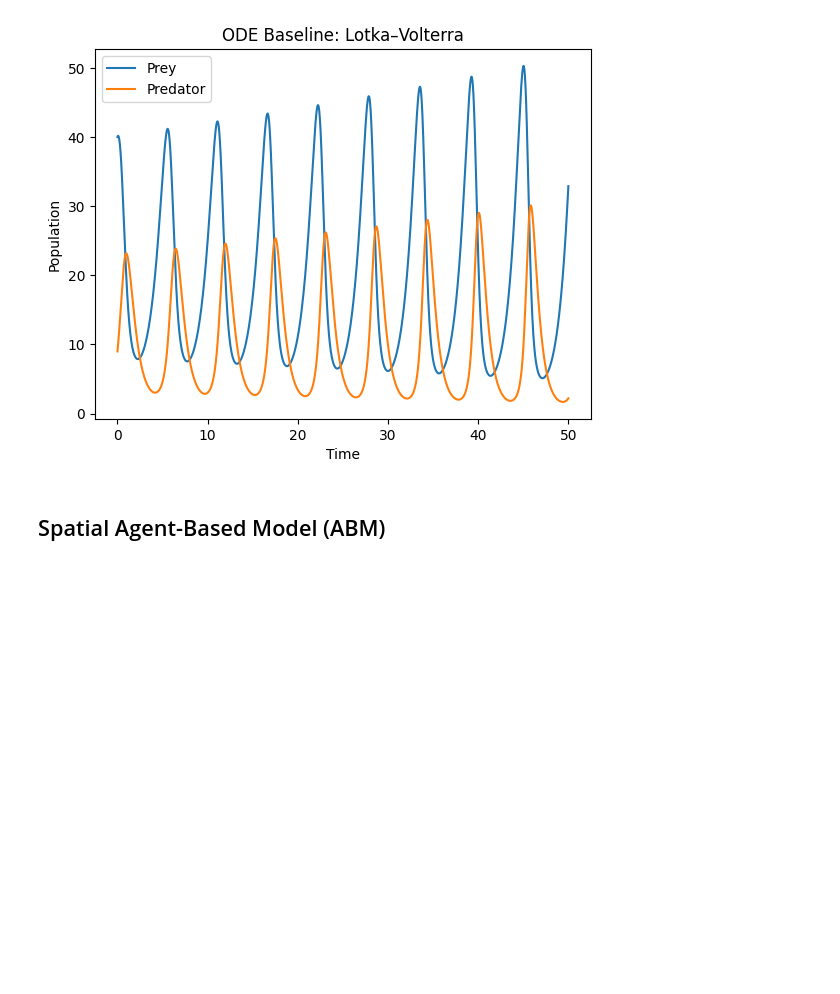
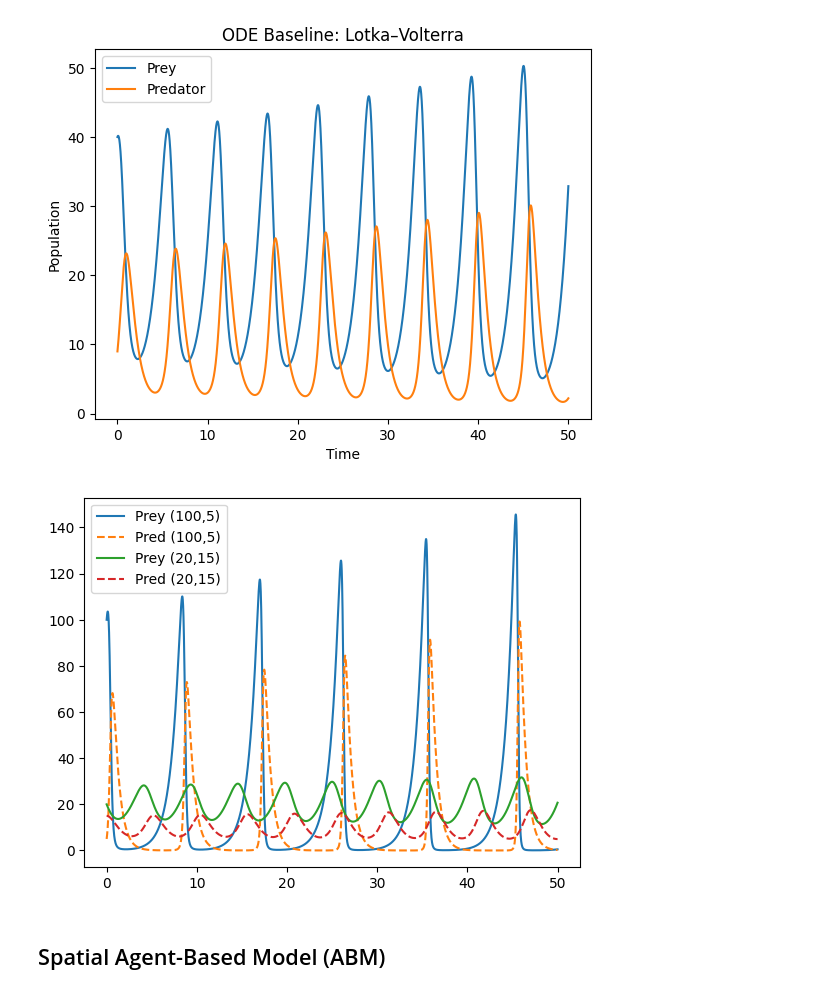
Before and after one commit to suyeon-yang1/CITS4403-group-40, a Jupyter notebook: notebooks/analysis.ipynb, the cells around one changed output. Saved outputs shown, nothing was run; the diff lists cells and outputs as text; code cells hidden in the pictures; blank space fills up the shorter version.

```diff
--- a/notebooks/analysis.ipynb
+++ b/notebooks/analysis.ipynb
@@ -55,6 +55,18 @@ plt.xlabel('Time'); plt.ylabel('Population')
 plt.legend(); plt.show()
 # %% [output]
 [figure]
+# %%
+# Different initial conditions
+T2, X2, Y2 = lotka_volterra(x0=100, y0=5)
+T3, X3, Y3 = lotka_volterra(x0=20, y0=15)
+
+plt.plot(T2, X2, label="Prey (100,5)")
+plt.plot(T2, Y2, "--", label="Pred (100,5)")
+plt.plot(T3, X3, label="Prey (20,15)")
+plt.plot(T3, Y3, "--", label="Pred (20,15)")
+plt.legend(); plt.show()
+# %% [output]
+[figure, added]
 # %% [markdown]
 ## Spatial Agent-Based Model (ABM)
 # %% [markdown]
```
Also changed, not shown: 3 other files.
